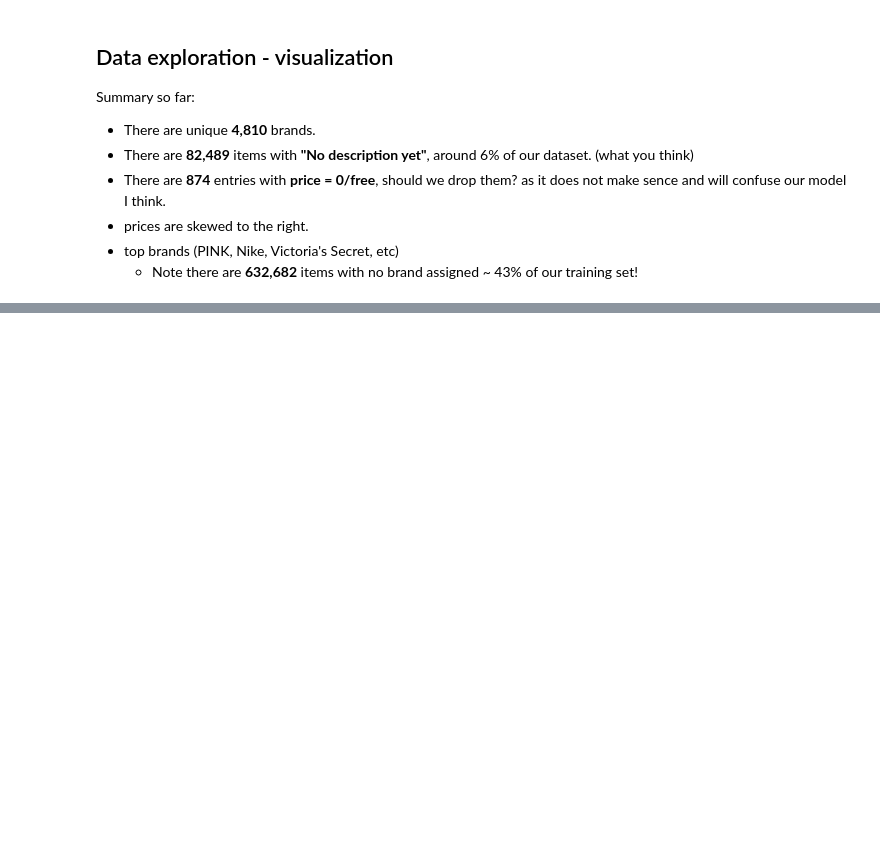
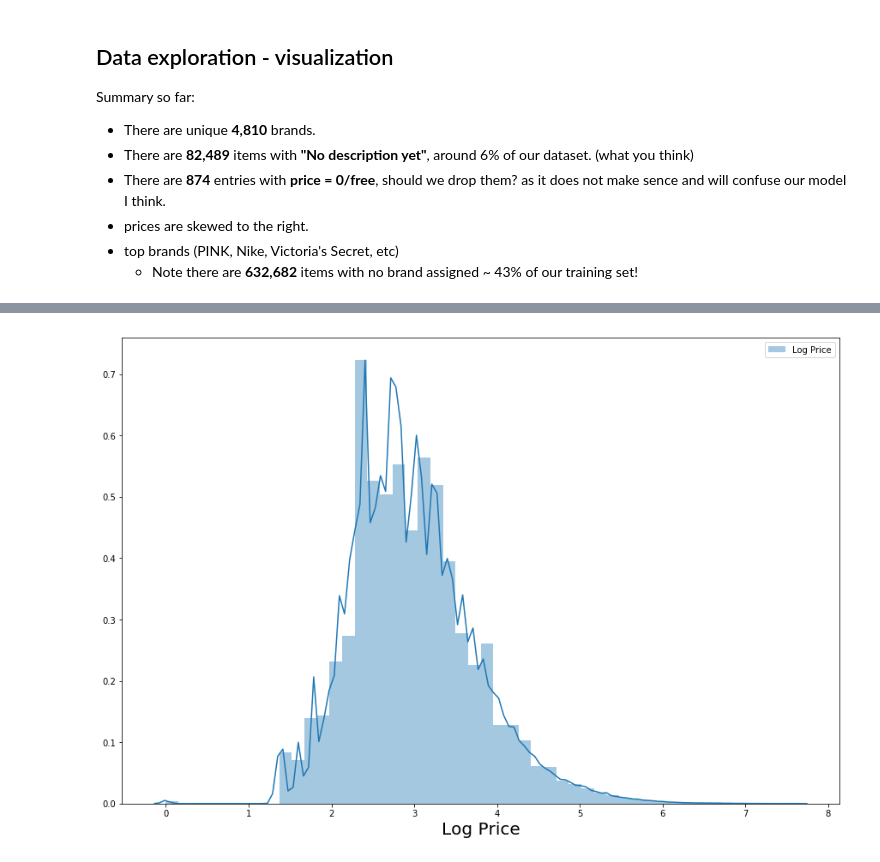
Before and after one commit to asthanameghna/kaggleProject, a Jupyter notebook: Kaggle_Competition.ipynb, the cells around one changed output, grey strips where cells are left out. Saved outputs shown, nothing was run; the diff lists cells and outputs as text; code cells hidden in the pictures; blank space fills up the shorter version.

```diff
--- a/Kaggle_Competition.ipynb
+++ b/Kaggle_Competition.ipynb
@@ -575,0 +209,10 @@ Name: price, dtype: float64
+# %%
+# Log price much better distribution
+plt.figure(figsize=(15, 10))
+ax = sns.distplot(np.log1p(df_train['price']), label='Log Price')
+plt.xlabel('Log Price', fontsize=20)
+
+plt.legend()
+plt.show()
+# %% [output]
+[figure, added]
```
Also changed, not shown: parts of 95 cells of this notebook.
